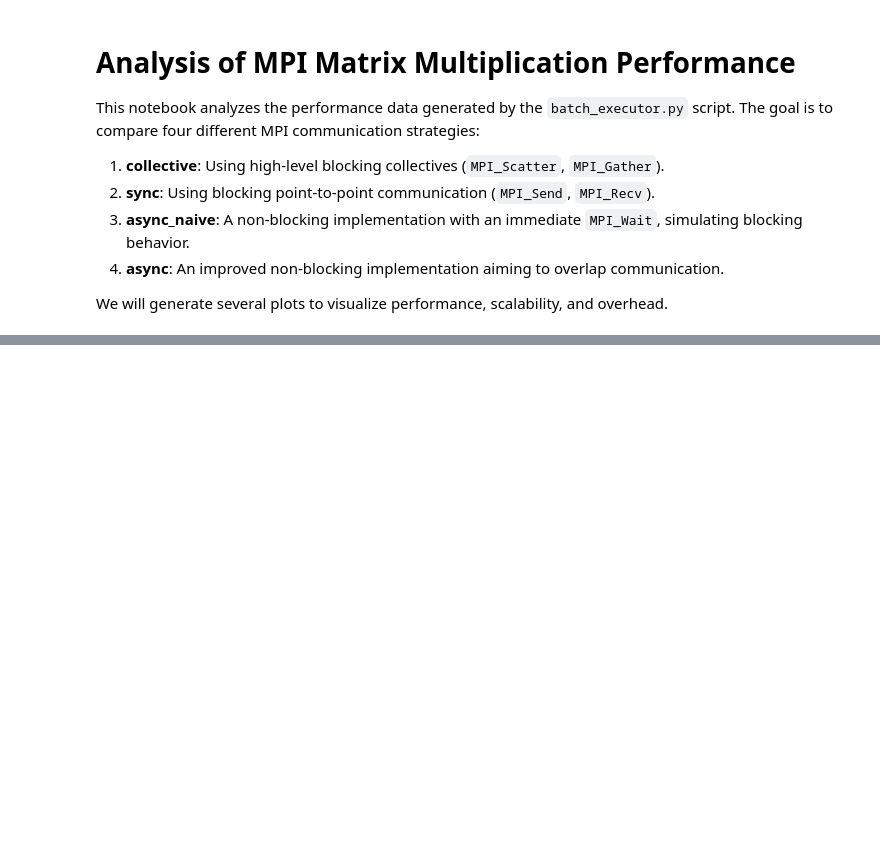
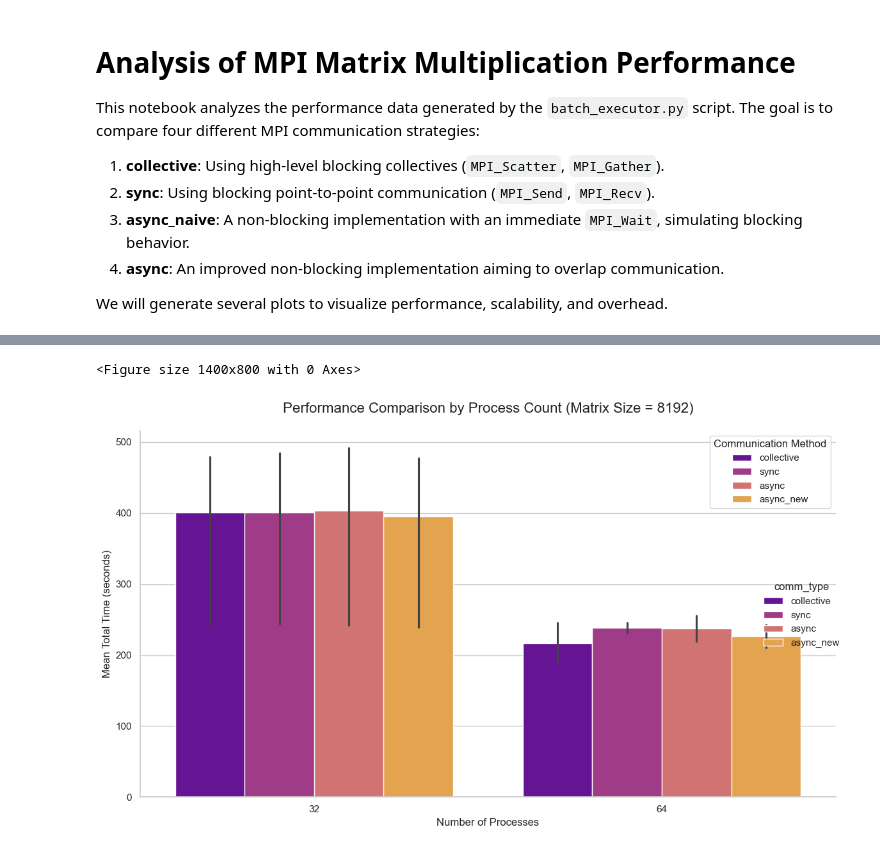
Before and after one commit to PedroKlein/parallel-and-distributed, a Jupyter notebook: mpi/docs/results.ipynb, the cells around one changed output, grey strips where cells are left out. Cells and saved outputs as stored; diff of their text form; code cells hidden in the pictures; blank space fills up the shorter version.

```diff
--- a/mpi/docs/results.ipynb
+++ b/mpi/docs/results.ipynb
@@ -54,12 +11,0 @@ Note: you may need to restart the kernel to use updated packages.
-# %%
-# Step 2: Data Preprocessing
-# The CSV generated by our script is already clean, but we should ensure correct data types.
-if not df.empty:
-    df["matrix_size"] = df["matrix_size"].astype(int)
-    df["num_procs"] = df["num_procs"].astype(int)
-    df["total_time_mean"] = df["total_time_mean"].astype(float)
-    df["comm_time_mean"] = df["comm_time_mean"].astype(float)
-    df["comp_time_mean"] = df["comp_time_mean"].astype(float)
-
-    # Display the data types to confirm
-    df.info()
@@ -229,0 +42,25 @@ if not df.empty:
+# %%
+if not df.empty:
+    plt.figure(figsize=(14, 8))
+
+    sns.catplot(
+        data=df,
+        x='num_procs',
+        y='total_time_mean',
+        hue='comm_type',
+        kind='bar',
+        height=7,
+        aspect=1.5,
+        palette='plasma',
+    )
+
+
+    plt.title('Performance Comparison by Process Count (Matrix Size = 8192)', fontsize=16, pad=20)
+    plt.xlabel('Number of Processes', fontsize=12)
+    plt.ylabel('Mean Total Time (seconds)', fontsize=12)
+    plt.legend(title='Communication Method', loc='upper right')
+    plt.tight_layout()
+    plt.show()
+# %% [output]
+<Figure size 1400x800 with 0 Axes>
+[figure, added]
```
Also changed, not shown: parts of 18 cells of this notebook, 3 other files.
